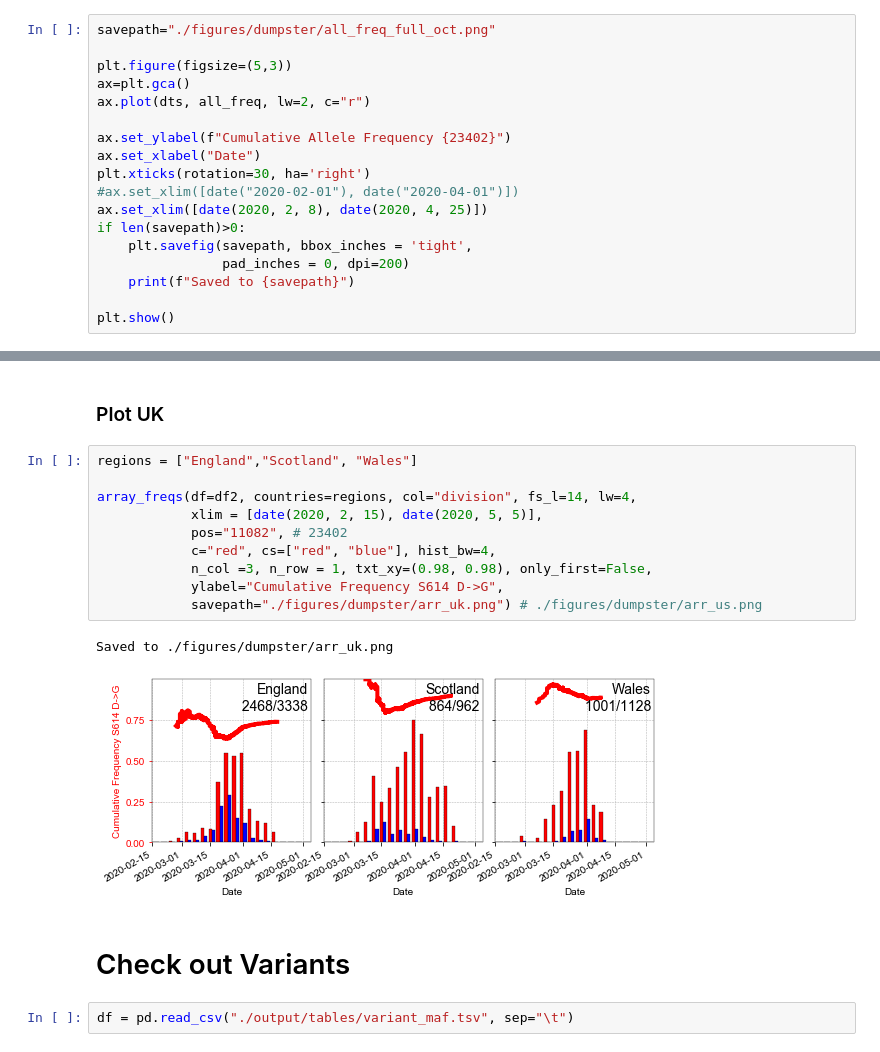
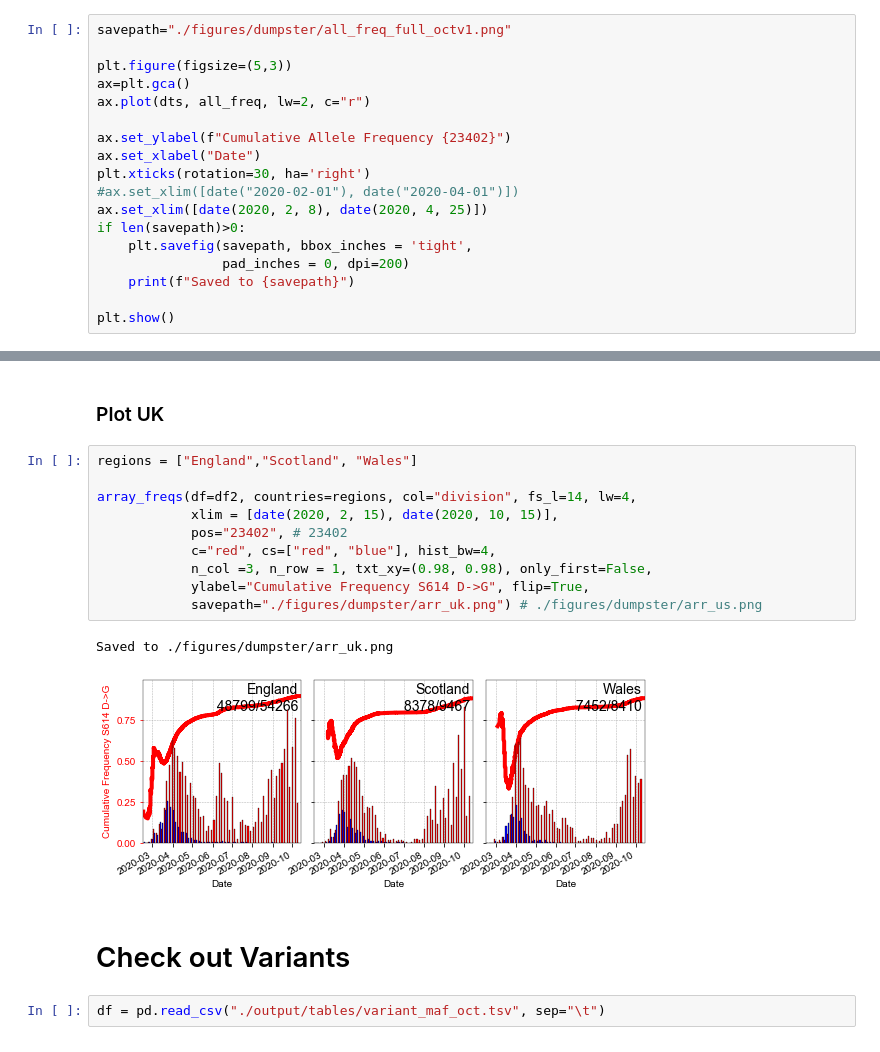
Before and after one commit to hringbauer/covid19_data, a Jupyter notebook: notebooks/figures/plot_all_freqs.ipynb, the cells around one changed output, grey strips where cells are left out. Saved outputs shown, nothing was run; the diff lists cells and outputs as text.

Commit message:
Plot update to October data

```diff
--- a/notebooks/figures/plot_all_freqs.ipynb
+++ b/notebooks/figures/plot_all_freqs.ipynb
@@ -127,5 +115,5 @@ Human Samples: 118420
 # %%
-savepath="./figures/dumpster/all_freq_full_oct.png"
+savepath="./figures/dumpster/all_freq_full_octv1.png"
 
 plt.figure(figsize=(5,3))
 ax=plt.gca()
@@ -335,20 +305,20 @@ Name: country, dtype: int64
 # %%
 regions = ["England","Scotland", "Wales"]
 
 array_freqs(df=df2, countries=regions, col="division", fs_l=14, lw=4,
-            xlim = [date(2020, 2, 15), date(2020, 5, 5)],
-            pos="11082", # 23402
+            xlim = [date(2020, 2, 15), date(2020, 10, 15)],
+            pos="23402", # 23402
             c="red", cs=["red", "blue"], hist_bw=4,
             n_col =3, n_row = 1, txt_xy=(0.98, 0.98), only_first=False,
-            ylabel="Cumulative Frequency S614 D->G",
+            ylabel="Cumulative Frequency S614 D->G", flip=True,
             savepath="./figures/dumpster/arr_uk.png") # ./figures/dumpster/arr_us.png
 # %% [output]
 Saved to ./figures/dumpster/arr_uk.png
-[figure, old version]
+[figure, new version]
 # %% [markdown]
 # Check out Variants
 # %%
-df = pd.read_csv("./output/tables/variant_maf.tsv", sep="\t")
+df = pd.read_csv("./output/tables/variant_maf_oct.tsv", sep="\t")
 # %%
 df.sort_values(by="maf", ascending=False)
 # %% [output]
```
Also changed, not shown: parts of 17 cells of this notebook, 2 other files.
